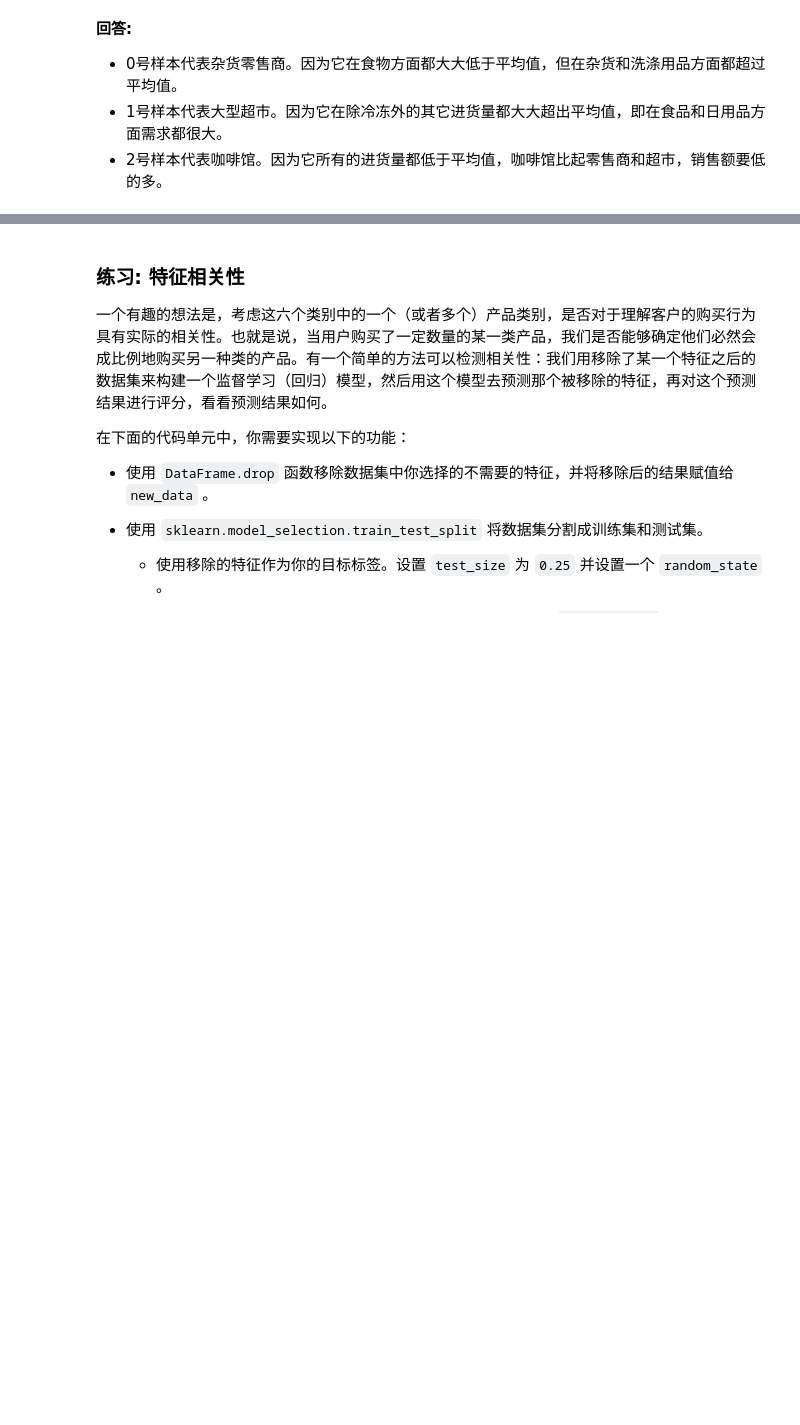
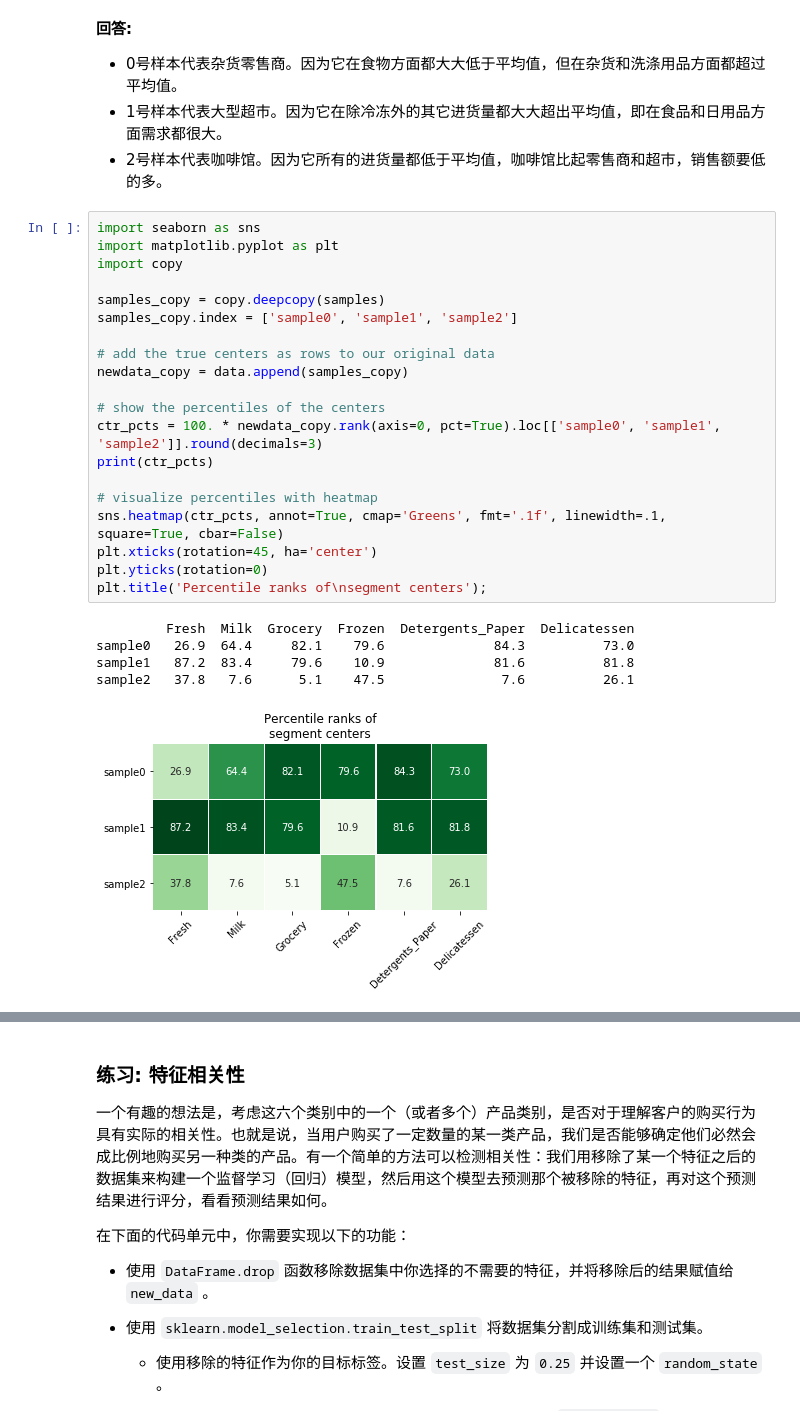
Before and after one commit to sunq891/costumer_segments, a Jupyter notebook: customer_segments.ipynb, the cells around one changed output, grey strips where cells are left out. Drawn from its saved outputs; the diff is of its cells as text; blank space fills up the shorter version.

```diff
--- a/customer_segments.ipynb
+++ b/customer_segments.ipynb
@@ -119,3 +119,29 @@ Chosen samples of wholesale customers dataset:
 * 0号样本代表杂货零售商。因为它在食物方面都大大低于平均值，但在杂货和洗涤用品方面都超过平均值。
 * 1号样本代表大型超市。因为它在除冷冻外的其它进货量都大大超出平均值，即在食品和日用品方面需求都很大。
 * 2号样本代表咖啡馆。因为它所有的进货量都低于平均值，咖啡馆比起零售商和超市，销售额要低的多。
+# %%
+import seaborn as sns
+import matplotlib.pyplot as plt
+import copy
+
+samples_copy = copy.deepcopy(samples)
+samples_copy.index = ['sample0', 'sample1', 'sample2']
+
+# add the true centers as rows to our original data
+newdata_copy = data.append(samples_copy)
+
+# show the percentiles of the centers
+ctr_pcts = 100. * newdata_copy.rank(axis=0, pct=True).loc[['sample0', 'sample1', 'sample2']].round(decimals=3)
+print(ctr_pcts)
+
+# visualize percentiles with heatmap
+sns.heatmap(ctr_pcts, annot=True, cmap='Greens', fmt='.1f', linewidth=.1, square=True, cbar=False)
+plt.xticks(rotation=45, ha='center')
+plt.yticks(rotation=0)
+plt.title('Percentile ranks of\nsegment centers');
+# %% [output]
+         Fresh  Milk  Grocery  Frozen  Detergents_Paper  Delicatessen
+sample0   26.9  64.4     82.1    79.6              84.3          73.0
+sample1   87.2  83.4     79.6    10.9              81.6          81.8
+sample2   37.8   7.6      5.1    47.5               7.6          26.1
+[figure, added]
```
Also changed, not shown: parts of 10 cells of this notebook, 1 other file.
